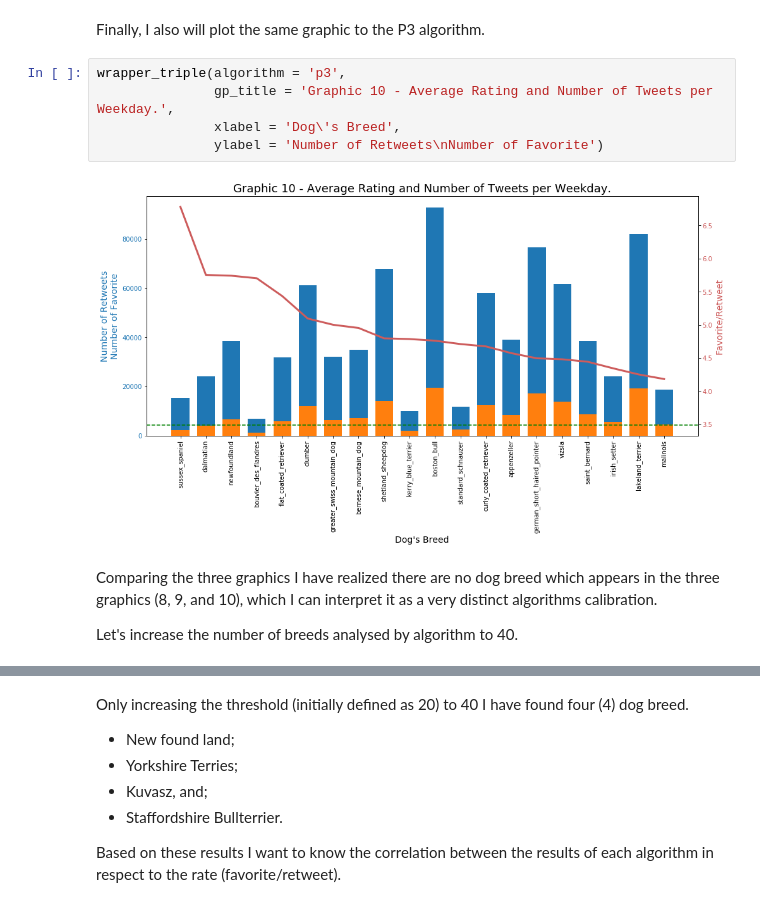
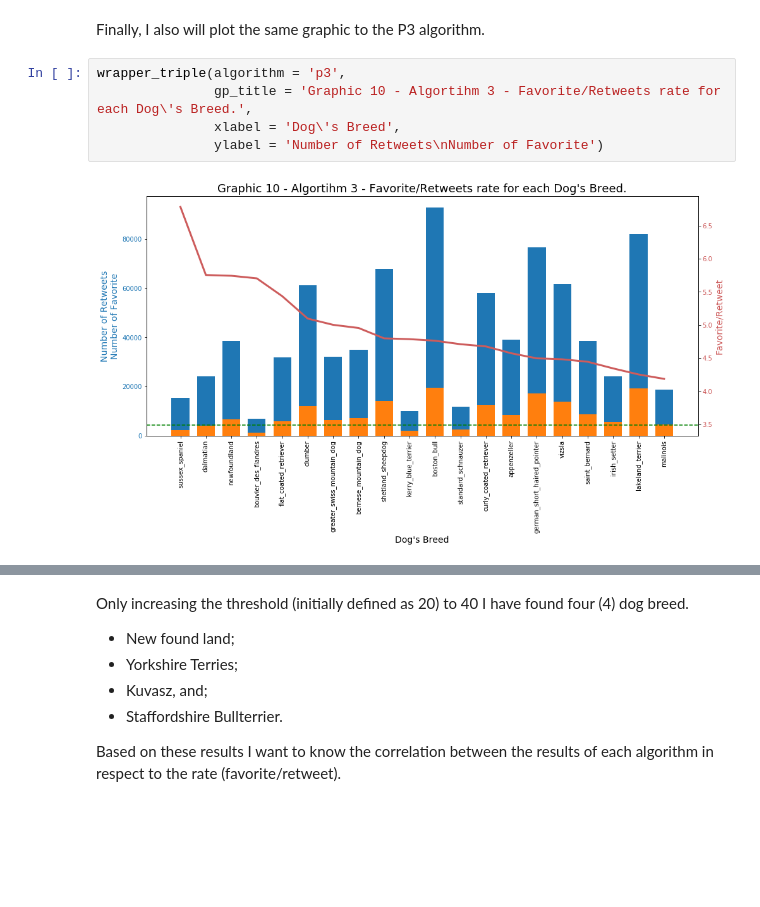
Before and after one commit to AndersonUyekita/ND111_data_science_foundations_02, a Jupyter notebook: 03-Chapter03/00-Project_02/wrangle_act.ipynb, the cells around one changed output, grey strips where cells are left out. Drawn from its saved outputs; the diff is of its cells as text; blank space fills up the shorter version.

```diff
--- a/03-Chapter03/00-Project_02/wrangle_act.ipynb
+++ b/03-Chapter03/00-Project_02/wrangle_act.ipynb
@@ -2234,12 +2257,8 @@ wrapper_triple(algorithm = 'p2',
 Finally, I also will plot the same graphic to the P3 algorithm.
 # %%
 wrapper_triple(algorithm = 'p3',
-               gp_title = 'Graphic 10 - Average Rating and Number of Tweets per Weekday.',
+               gp_title = 'Graphic 10 - Algortihm 3 - Favorite/Retweets rate for each Dog\'s Breed.',
                xlabel = 'Dog\'s Breed',
                ylabel = 'Number of Retweets\nNumber of Favorite')
 # %% [output]
-[figure, old version]
+[figure, new version]
-# %% [markdown]
-Comparing the three graphics I have realized there are no dog breed which appears in the three graphics (8, 9, and 10), which I can interpret it as a very distinct algorithms calibration.
-
-Let's increase the number of breeds analysed by algorithm to 40.
```
Also changed, not shown: parts of 94 cells of this notebook, 17 other files.
